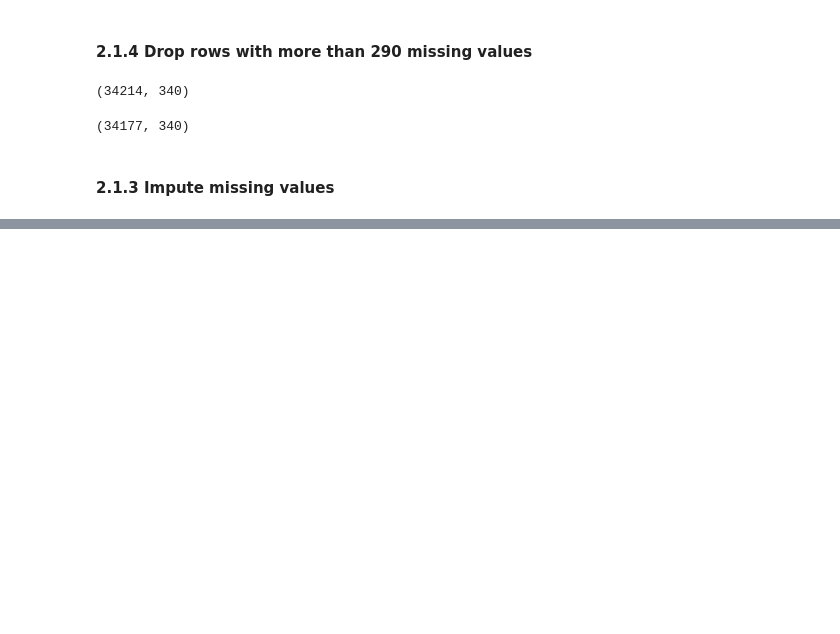
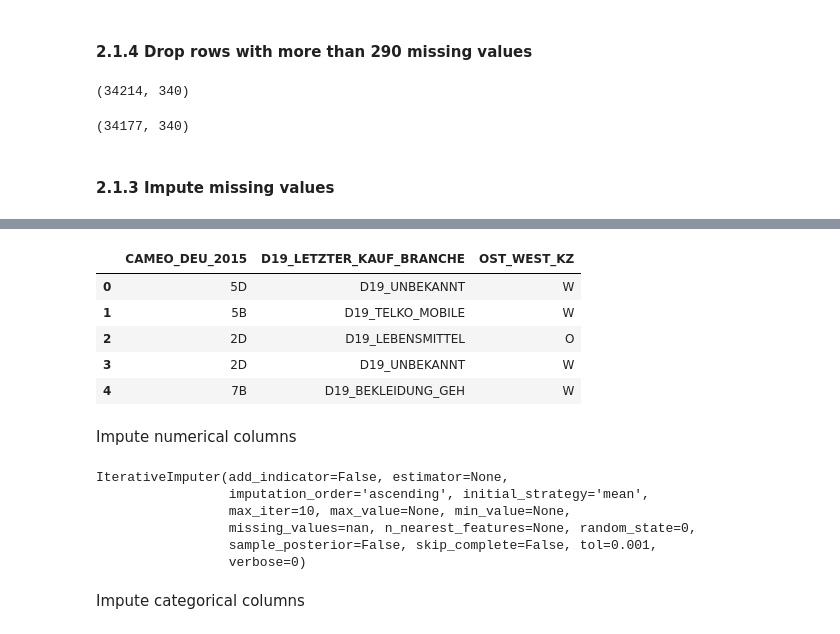
Before and after one commit to AlbertoDeBlas/MLEngineerNanodegreeCapstone, a Jupyter notebook: Arvato Project Workbook Part 2 Supervised Learning Model.ipynb, the cells around one changed output, grey strips where cells are left out. Drawn from its saved outputs; the diff is of its cells as text; code cells hidden in the pictures; blank space fills up the shorter version.

```diff
--- a/Arvato Project Workbook Part 2 Supervised Learning Model.ipynb
+++ b/Arvato Project Workbook Part 2 Supervised Learning Model.ipynb
@@ -244,0 +267,3 @@ ValueError: numpy.ufunc size changed, may indicate binary incompatibility. Expec
+# %%
+mailout_train_df['CAMEO_DEUG_2015'] = mailout_train_df['CAMEO_DEUG_2015'].astype('float32')
+mailout_train_df['CAMEO_INTL_2015'] = mailout_train_df['CAMEO_INTL_2015'].astype('float32')
@@ -244,0 +272,18 @@ ValueError: numpy.ufunc size changed, may indicate binary incompatibility. Expec
+# %%
+def timestampToInt(df, column):
+    timestamp =  pd.to_datetime(df[column]) ## pandas recognizes your format
+
+    df[column] = timestamp.dt.strftime('%Y%m%d')
+    return mailout_train_df[column].astype('int32')
+# %%
+mailout_train_df['EINGEFUEGT_AM'] = timestampToInt(mailout_train_df, 'EINGEFUEGT_AM')
+mailout_train_df['EINGEFUEGT_AM'] = mailout_train_df['EINGEFUEGT_AM'].astype('int')
+# %%
+mailout_train_df.select_dtypes(exclude=['float', 'int', 'float32']).head()
+# %% [output]
+|  | CAMEO_DEU_2015 | D19_LETZTER_KAUF_BRANCHE | OST_WEST_KZ |
+| 0 | 5D | D19_UNBEKANNT | W |
+| 1 | 5B | D19_TELKO_MOBILE | W |
+| 2 | 2D | D19_LEBENSMITTEL | O |
+| 3 | 2D | D19_UNBEKANNT | W |
+| 4 | 7B | D19_BEKLEIDUNG_GEH | W |
@@ -244,0 +292,17 @@ ValueError: numpy.ufunc size changed, may indicate binary incompatibility. Expec
+# %% [markdown]
+Impute numerical columns
+# %%
+from sklearn.experimental import enable_iterative_imputer
+from sklearn.impute import IterativeImputer
+
+imp_mean = IterativeImputer(random_state=0)
+imp_mean.fit(numerical_mailout_train)
+# %% [output]
+IterativeImputer(add_indicator=False, estimator=None,
+                 imputation_order='ascending', initial_strategy='mean',
+                 max_iter=10, max_value=None, min_value=None,
+                 missing_values=nan, n_nearest_features=None, random_state=0,
+                 sample_posterior=False, skip_complete=False, tol=0.001,
+                 verbose=0)
+# %% [markdown]
+Impute categorical columns
```
Also changed, not shown: parts of 10 cells of this notebook, 1 other file.
